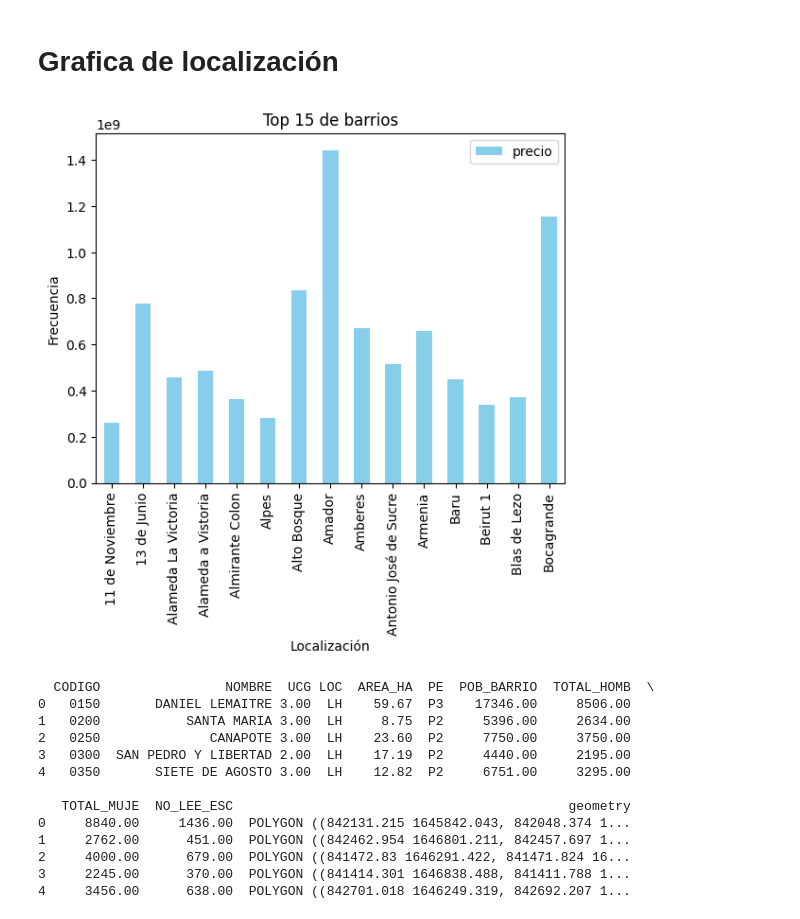
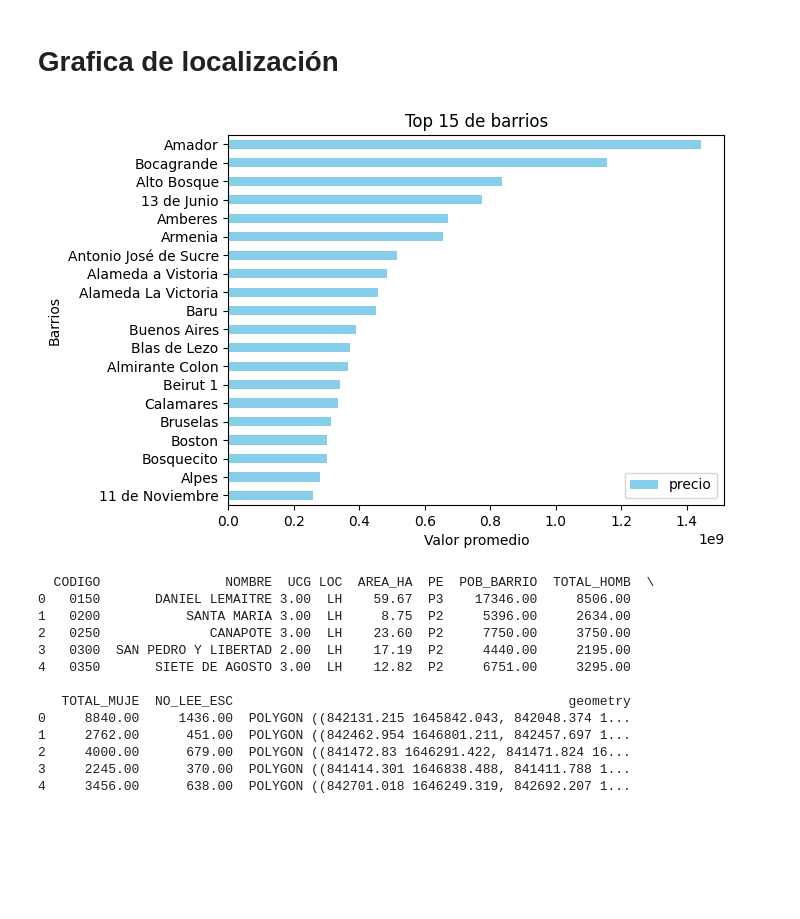
Before and after one commit to randher1/proyecto-analisis-de-datos, a Jupyter notebook: Scripts/exploration.ipynb, the cells around one changed output. Saved outputs shown, nothing was run; the diff lists cells and outputs as text; code cells hidden in the pictures; blank space fills up the shorter version.

```diff
--- a/Scripts/exploration.ipynb
+++ b/Scripts/exploration.ipynb
@@ -48,16 +50,16 @@ print(conteo_localizacion)
 # Grafica de localización
 # %%
 # Creando un gráfico de barras
-conteo_localizacion.head(15).plot(kind='bar', color='skyblue',x='localizacion',y='precio')
+conteo_localizacion.head(20).sort_values(by='precio', ascending=True).plot(kind='barh', color='skyblue',x='localizacion',y='precio')
 # Añadir etiquetas y título
 plt.title('Top 15 de barrios')
-plt.xlabel('Localización')
-plt.ylabel('Frecuencia')
+plt.xlabel('Valor promedio')
+plt.ylabel('Barrios')
 
 # Mostrar el gráfico
 plt.show()
 # %% [output]
-[figure, old version]
+[figure, new version]
 # %%
 # Lee el archivo .shp
 gdf = gpd.read_file('../Data/shapefiles/Barrios/Barrios.shp')
```
Also changed, not shown: parts of 2 cells of this notebook, 6 other files.
